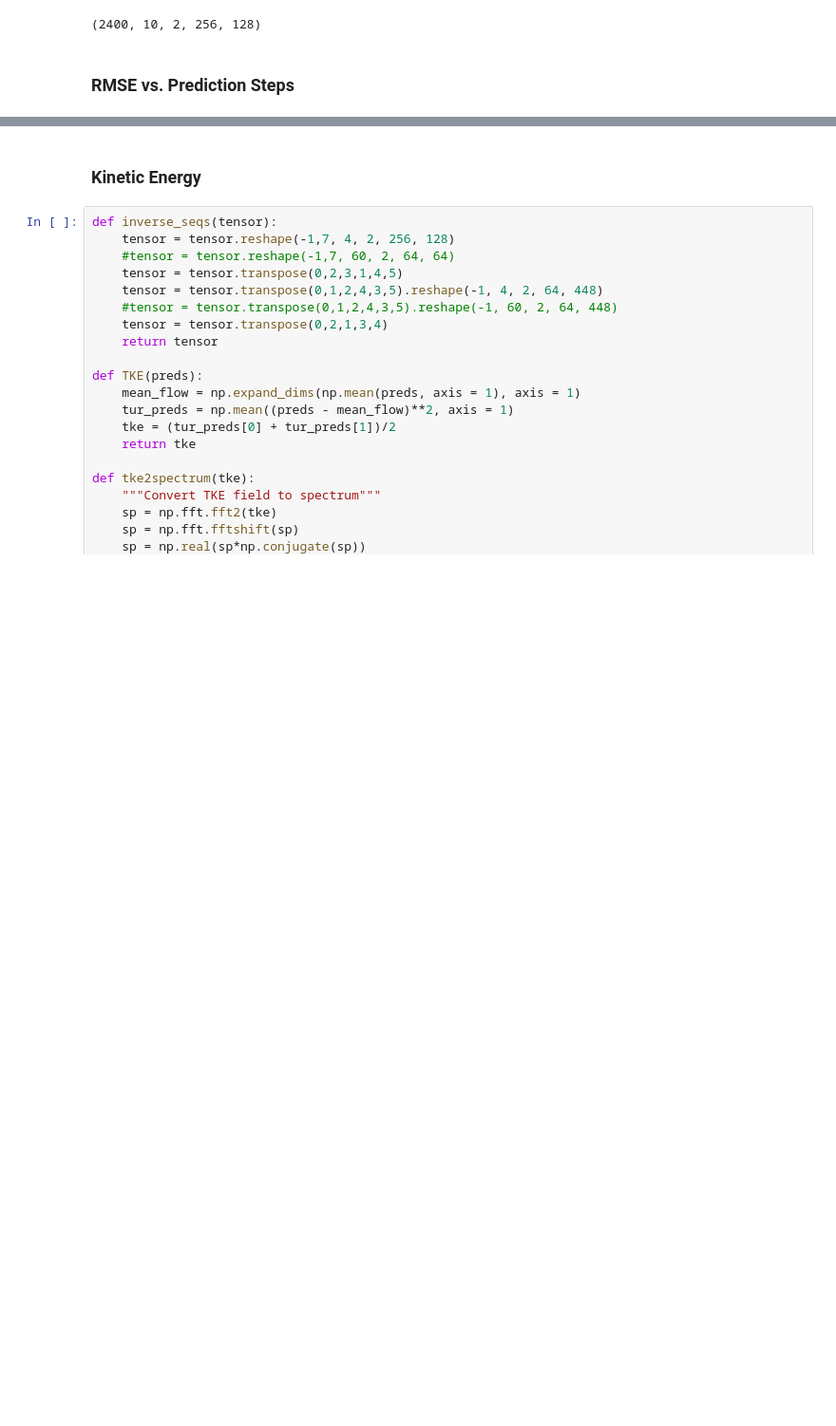
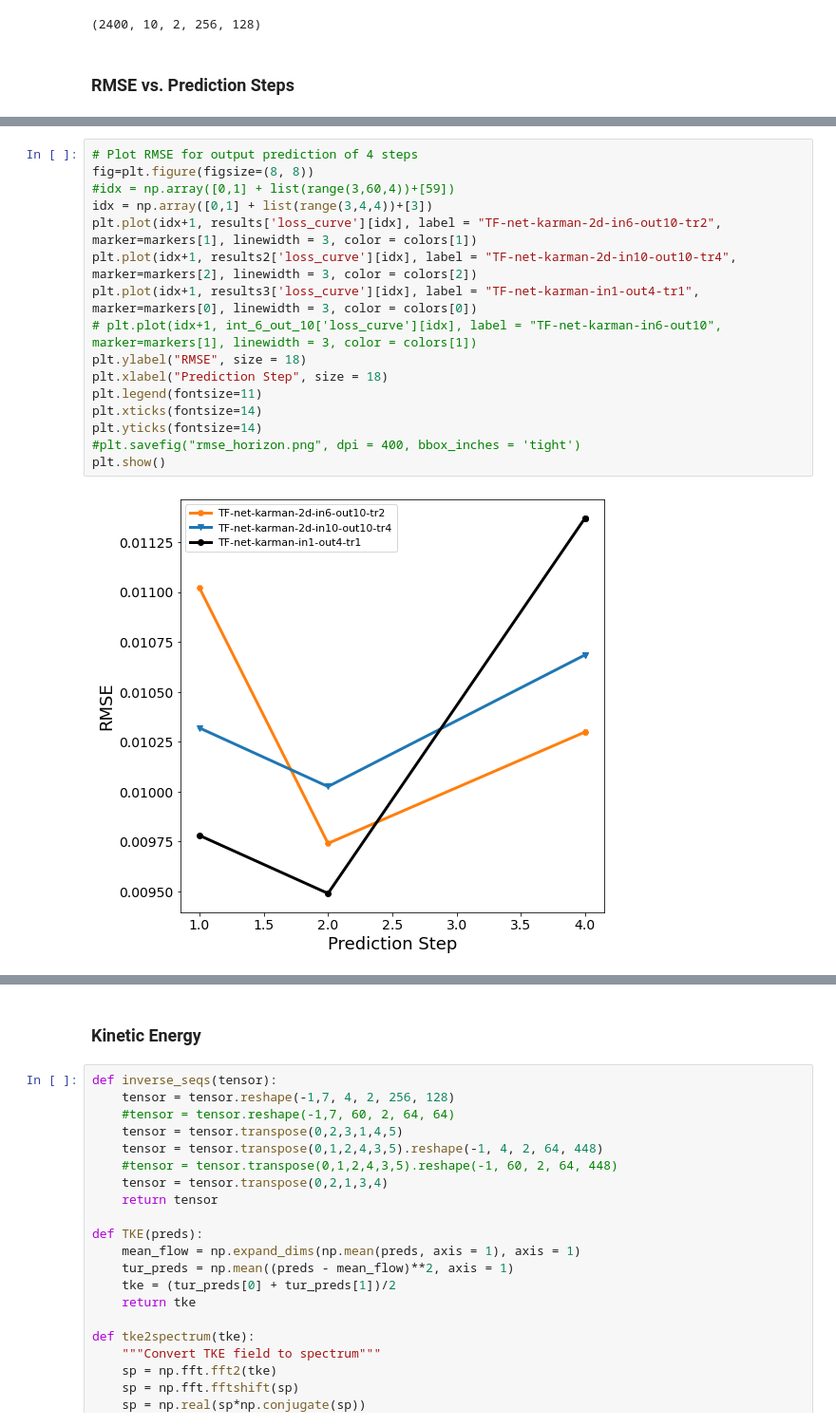
Before and after one commit to tailintalent/Turbulent-Flow-Nets, a Jupyter notebook: Evaluation/Evaluation_karman_2d.ipynb, the cells around one changed output, grey strips where cells are left out. Shown: that part at 95% size. Saved outputs shown, nothing was run; the diff lists cells and outputs as text; blank space fills up the shorter version.

```diff
--- a/Evaluation/Evaluation_karman_2d.ipynb
+++ b/Evaluation/Evaluation_karman_2d.ipynb
@@ -67,3 +67,21 @@ plt.yticks(fontsize=14)
 plt.show()
 # %% [output]
 [figure]
+# %%
+# Plot RMSE for output prediction of 4 steps
+fig=plt.figure(figsize=(8, 8))
+#idx = np.array([0,1] + list(range(3,60,4))+[59])
+idx = np.array([0,1] + list(range(3,4,4))+[3])
+plt.plot(idx+1, results['loss_curve'][idx], label = "TF-net-karman-2d-in6-out10-tr2", marker=markers[1], linewidth = 3, color = colors[1])
+plt.plot(idx+1, results2['loss_curve'][idx], label = "TF-net-karman-2d-in10-out10-tr4", marker=markers[2], linewidth = 3, color = colors[2])
+plt.plot(idx+1, results3['loss_curve'][idx], label = "TF-net-karman-in1-out4-tr1", marker=markers[0], linewidth = 3, color = colors[0])
+# plt.plot(idx+1, int_6_out_10['loss_curve'][idx], label = "TF-net-karman-in6-out10", marker=markers[1], linewidth = 3, color = colors[1])
+plt.ylabel("RMSE", size = 18)
+plt.xlabel("Prediction Step", size = 18)
+plt.legend(fontsize=11)
+plt.xticks(fontsize=14)
+plt.yticks(fontsize=14)
+#plt.savefig("rmse_horizon.png", dpi = 400, bbox_inches = 'tight')
+plt.show()
+# %% [output]
+[figure, added]
```
Also changed, not shown: parts of 12 cells of this notebook.
